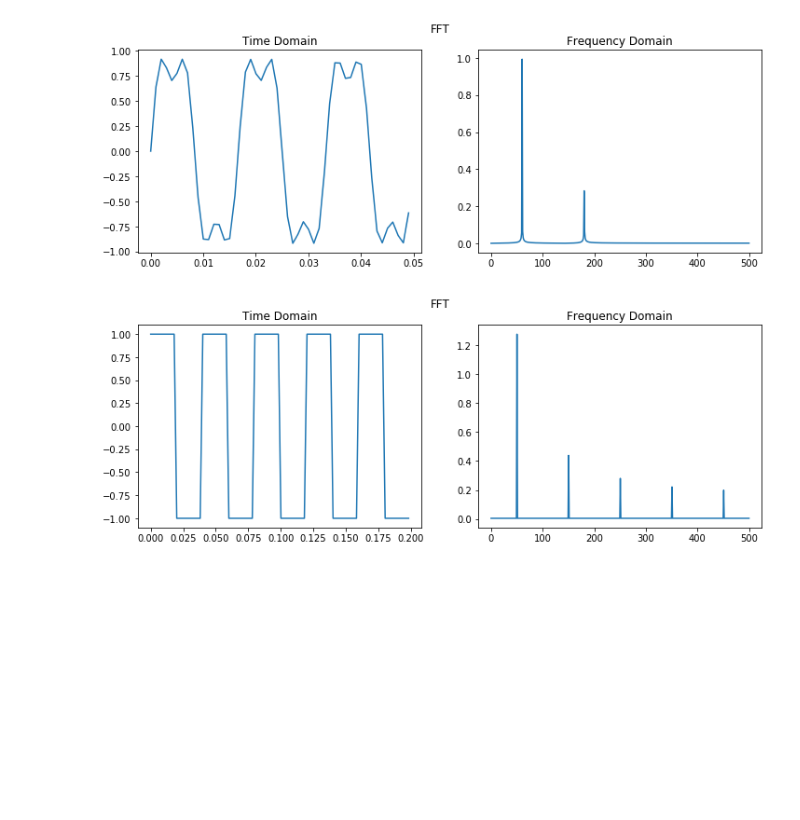
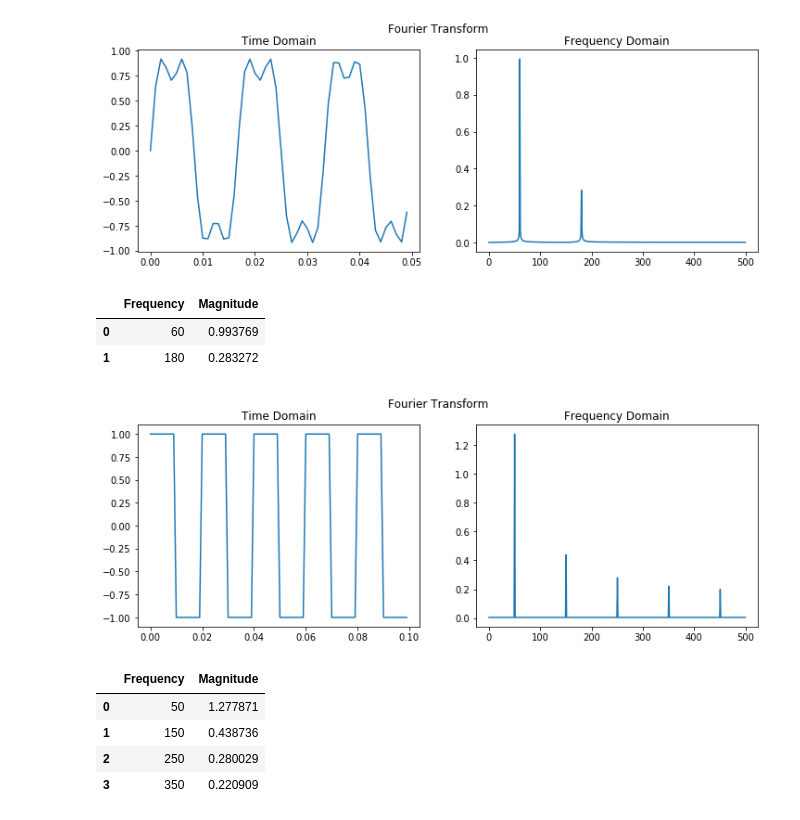
Before and after one commit to msiddalingaiah/MachineLearning, a Jupyter notebook: Math/Signals.ipynb, the cells around one changed output. Drawn from its saved outputs; the diff is of its cells as text; code cells hidden in the pictures; blank space fills up the shorter version.

```diff
--- a/Math/Signals.ipynb
+++ b/Math/Signals.ipynb
@@ -13,7 +22,8 @@ w = 2 * np.pi * f
 y = np.sin(w * t) + 0.3*np.sin(3 * w * t)
 
 yf = scipy.fftpack.fft(y)
-xf = np.linspace(0.0, 1.0/(2.0*T), N/2)
+mag = 2.0/N * np.abs(yf[:N//2])
+xf = np.linspace(0.0, 1.0/(2.0*T), N//2)
 
 plt.figure(figsize=(12, 4))
 plt.subplot(121)
@@ -21,32 +31,51 @@ plt.plot(t[:50], y[:50])
 plt.title("Time Domain")
 plt.subplot(122)
 plt.title("Frequency Domain")
-plt.plot(xf, 2.0/N * np.abs(yf[:N//2]))
-plt.suptitle('FFT')
+plt.plot(xf, mag)
+plt.suptitle('Fourier Transform')
 plt.show()
+
+peaks = (-mag).argsort()[:2]
+d = {'Frequency': peaks, 'Magnitude': [mag[i] for i in peaks]}
+df = pd.DataFrame(data=d)
+df
 # %% [output]
-[figure, old version]
+[figure, new version]
+|  | Frequency | Magnitude |
+| 0 | 60 | 0.993769 |
+| 1 | 180 | 0.283272 |
 # %%
 N = 1000
 T = 1.0/N
 t = np.linspace(0.0, 1.0, N)
 f = 50
 w = 2 * np.pi * f
 y = scipy.signal.square(w * t)
 yf = scipy.fftpack.fft(y)
-xf = np.linspace(0.0, 1.0/(2.0*T), N/2)
+mag = 2.0/N * np.abs(yf[:N//2])
+xf = np.linspace(0.0, 1.0/(2.0*T), N//2)
 
 plt.figure(figsize=(12, 4))
 plt.subplot(121)
-plt.plot(x[:100], y[:100])
+plt.plot(t[:100], y[:100])
 plt.title("Time Domain")
 plt.subplot(122)
 plt.title("Frequency Domain")
-plt.plot(xf, 2.0/N * np.abs(yf[:N//2]))
-plt.suptitle('FFT')
+plt.plot(xf, mag)
+plt.suptitle('Fourier Transform')
 plt.show()
+
+peaks = (-mag).argsort()[:4]
+d = {'Frequency': peaks, 'Magnitude': [mag[i] for i in peaks]}
+df = pd.DataFrame(data=d)
+df
 # %% [output]
-[figure, old version]
+[figure, new version]
+|  | Frequency | Magnitude |
+| 0 | 50 | 1.277871 |
+| 1 | 150 | 0.438736 |
+| 2 | 250 | 0.280029 |
+| 3 | 350 | 0.220909 |
 # %%
 N = 1000
 T = 1.0/N
```
Also changed, not shown: parts of 3 cells of this notebook.
